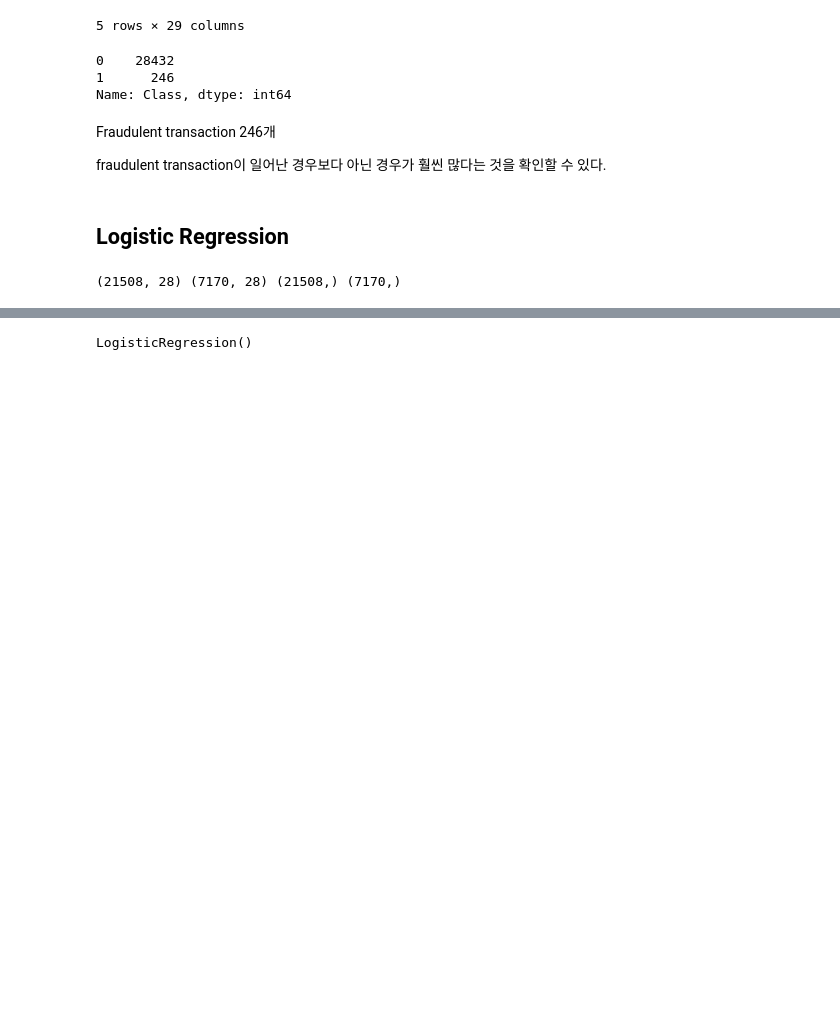
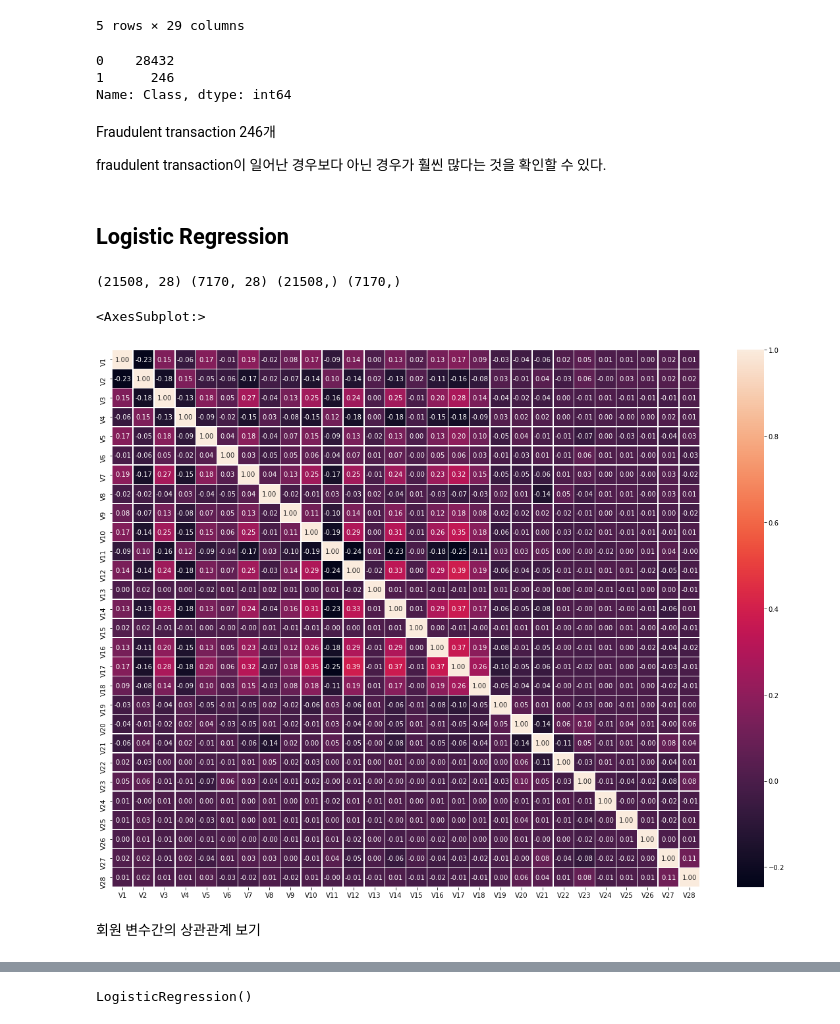
Before and after one commit to Taehee-K/ToBigs15, a Jupyter notebook: Week2/week2_Regression/assignment3_TK.ipynb, the cells around one changed output, grey strips where cells are left out. Cells and saved outputs as stored; diff of their text form; code cells hidden in the pictures; blank space fills up the shorter version.

```diff
--- a/Week2/week2_Regression/assignment3_TK.ipynb
+++ b/Week2/week2_Regression/assignment3_TK.ipynb
@@ -134,3 +134,14 @@ X_train, X_test, y_train, y_test = train_test_split(X, y, random_state = 0)
 print(X_train.shape, X_test.shape, y_train.shape, y_test.shape)
 # %% [output]
 (21508, 28) (7170, 28) (21508,) (7170,)
+# %%
+import matplotlib.pyplot as plt
+import seaborn as sns
+
+plt.subplots(figsize = (20,15))
+sns.heatmap(data = X_train.corr(), annot=True, fmt = '.2f', linewidths=.5)
+# %% [output]
+<AxesSubplot:>
+[figure, added]
+# %% [markdown]
+회원 변수간의 상관관계 보기
```
Also changed, not shown: parts of 9 cells of this notebook.
